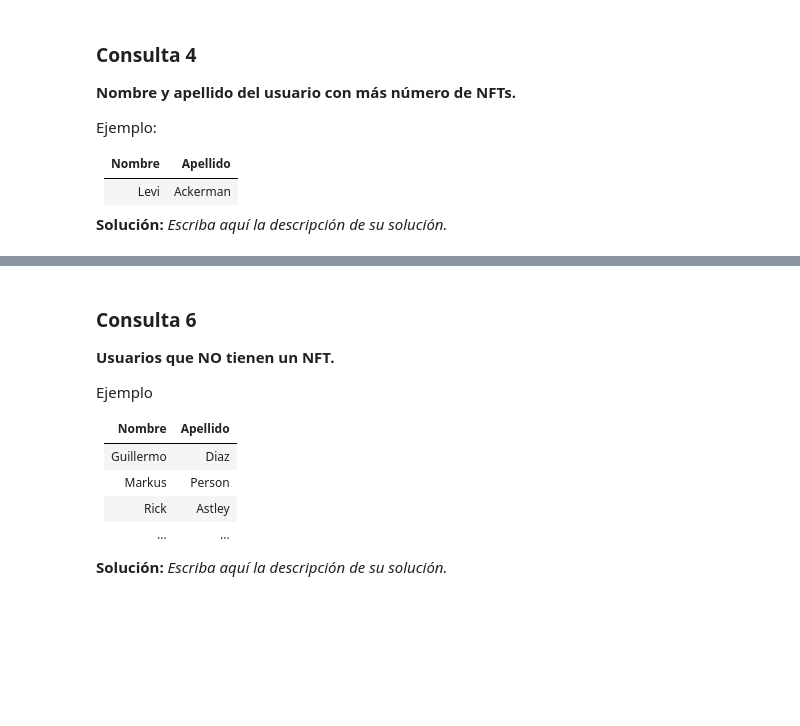
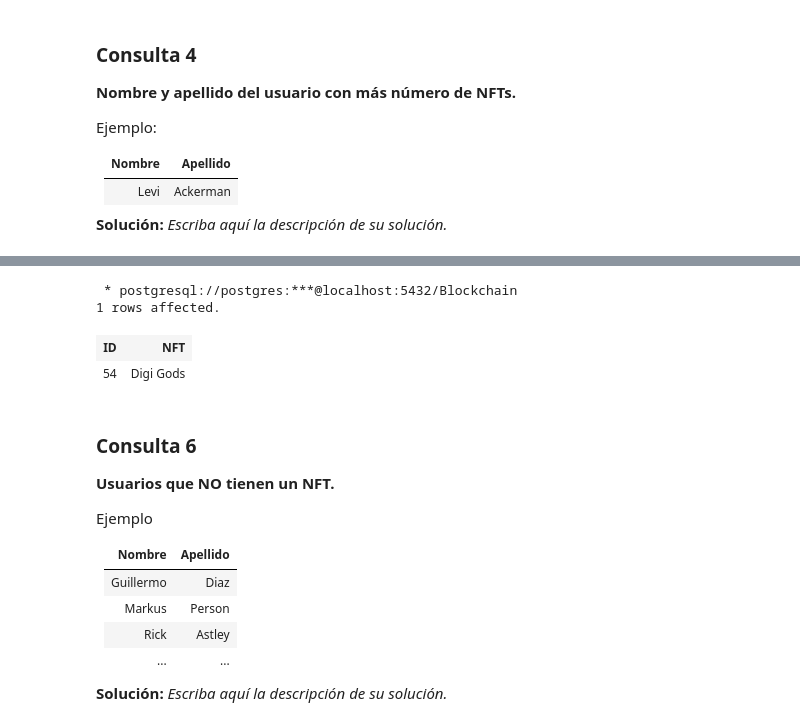
Before and after one commit to bryangonzalezr/INF239, a Jupyter notebook: Tarea-1-Grupo23/Tarea1_BD_2022-1 V1.1.ipynb, the cells around one changed output, grey strips where cells are left out. Cells and saved outputs as stored; diff of their text form; code cells hidden in the pictures; blank space fills up the shorter version.

```diff
--- a/Tarea-1-Grupo23/Tarea1_BD_2022-1 V1.1.ipynb
+++ b/Tarea-1-Grupo23/Tarea1_BD_2022-1 V1.1.ipynb
@@ -367,16 +486,20 @@ Ejemplo:
 # %%
 %%sql
 
 SELECT precio_nft.id_nft AS "ID", nft.nombre AS "NFT"
 
 FROM
 	 nft
 	INNER JOIN precio_nft ON nft.id_nft=precio_nft.id_nft
-WHERE
-	EXTRACT(YEAR FROM fecha)=2018
+
 GROUP BY  precio_nft.id_nft,nft.nombre
 ORDER BY COUNT(precio_nft.id_nft) DESC
-LIMIT 1
+LIMIT 1;
+# %% [output]
+ * postgresql://postgres:***@localhost:5432/Blockchain
+1 rows affected.
+| ID | NFT |
+| 54 | Digi Gods |
 # %% [markdown]
 ### Consulta 6
 **Usuarios que NO tienen un NFT.**
```
Also changed, not shown: parts of 23 cells of this notebook.
